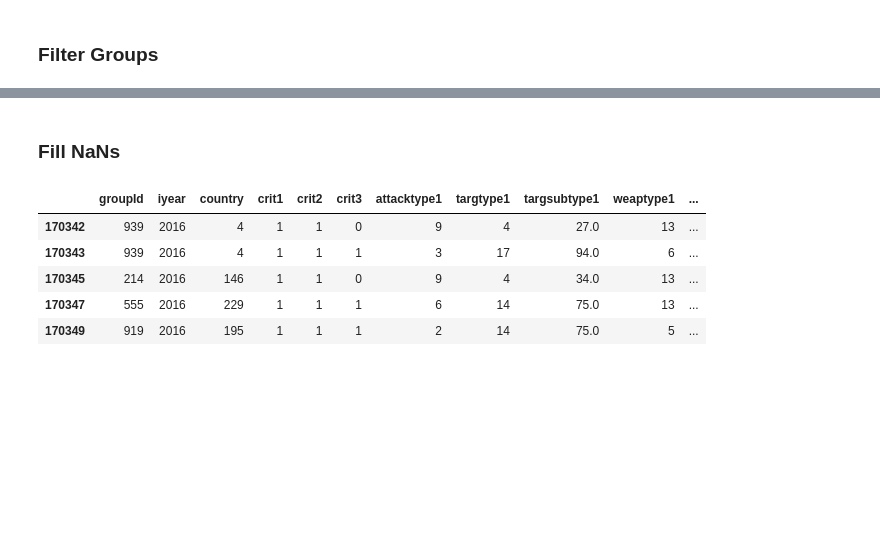
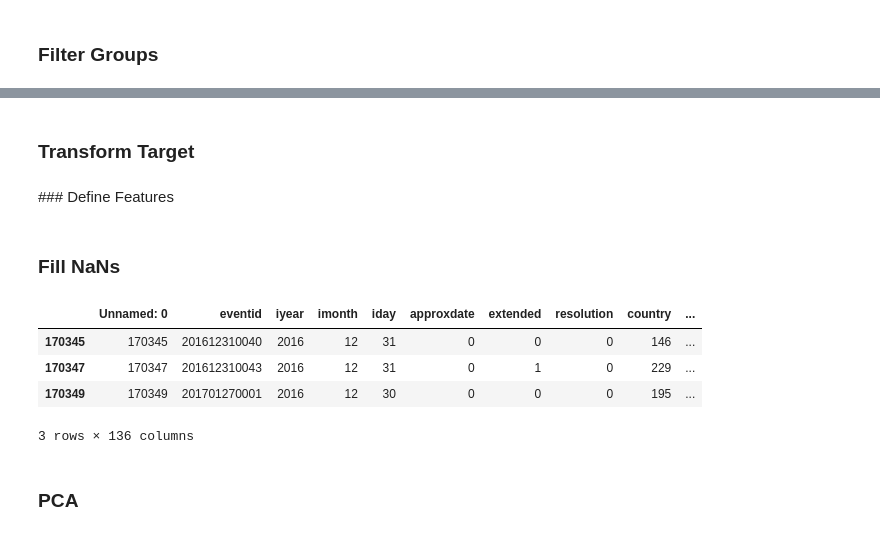
Before and after one commit to echarrod/GlobalTerrorismAttacks, a Jupyter notebook: Data Processing.ipynb, the cells around one changed output, grey strips where cells are left out. Cells and saved outputs as stored; diff of their text form; code cells hidden in the pictures; blank space fills up the shorter version.

```diff
--- a/Data Processing.ipynb
+++ b/Data Processing.ipynb
@@ -43,7 +43,0 @@ gtd.tail(5)
-# %%
-# keep_cols = ['gname', 'iyear', 'imonth', 'iday', 'country', 'provstate', 'city', 'region', 'crit1', 'crit2', 'crit3', 'doubtterr', 'success', 'attacktype1', 'targtype1', 'targsubtype1', 'natlty1', 'weaptype1', 'weapsubtype1', 'nperps', 'nkill', 'nwound', 'ransom']
-keep_cols = ['gname', 'iyear', 'country', 'crit1', 'crit2', 'crit3', 'attacktype1', 'targtype1', 'targsubtype1', 'weaptype1', 'weapsubtype1', 'ransom']
-# keep_cols = ['gname', 'iyear', 'country', 'attacktype1', 'weaptype1']
-
-gtd = gtd[keep_cols]
-gtd.tail(5)
@@ -73,4 +61,8 @@ gtd = gtd[gtd['gname'].isin(filtered_groups)]
+# %% [markdown]
+### Transform Target
 # %%
 number = preprocessing.LabelEncoder()
 gtd['gname'] = number.fit_transform(gtd.gname) #number.inverse_transform()
 gtd = gtd.rename(columns={'gname': 'groupId'})
+# %% [markdown]
+### Define Features
@@ -79,11 +79,12 @@ gtd = gtd.rename(columns={'gname': 'groupId'})
 # %%
 gtd=gtd.fillna(0) #TODO: 999 or 0?
 
-gtd.tail(5)
+gtd.tail(3)
 # %% [output]
-|  | groupId | iyear | country | crit1 | crit2 | crit3 | attacktype1 | targtype1 | targsubtype1 | weaptype1 | ... |
-| 170342 | 939 | 2016 | 4 | 1 | 1 | 0 | 9 | 4 | 27.0 | 13 | ... |
-| 170343 | 939 | 2016 | 4 | 1 | 1 | 1 | 3 | 17 | 94.0 | 6 | ... |
-| 170345 | 214 | 2016 | 146 | 1 | 1 | 0 | 9 | 4 | 34.0 | 13 | ... |
-| 170347 | 555 | 2016 | 229 | 1 | 1 | 1 | 6 | 14 | 75.0 | 13 | ... |
-| 170349 | 919 | 2016 | 195 | 1 | 1 | 1 | 2 | 14 | 75.0 | 5 | ... |
+|  | Unnamed: 0 | eventid | iyear | imonth | iday | approxdate | extended | resolution | country | ... |
+| 170345 | 170345 | 201612310040 | 2016 | 12 | 31 | 0 | 0 | 0 | 146 | ... |
+| 170347 | 170347 | 201612310043 | 2016 | 12 | 31 | 0 | 1 | 0 | 229 | ... |
+| 170349 | 170349 | 201701270001 | 2016 | 12 | 30 | 0 | 0 | 0 | 195 | ... |
+3 rows × 136 columns
+# %% [markdown]
+### PCA
```
Also changed, not shown: parts of 17 cells of this notebook, 1 other file.
